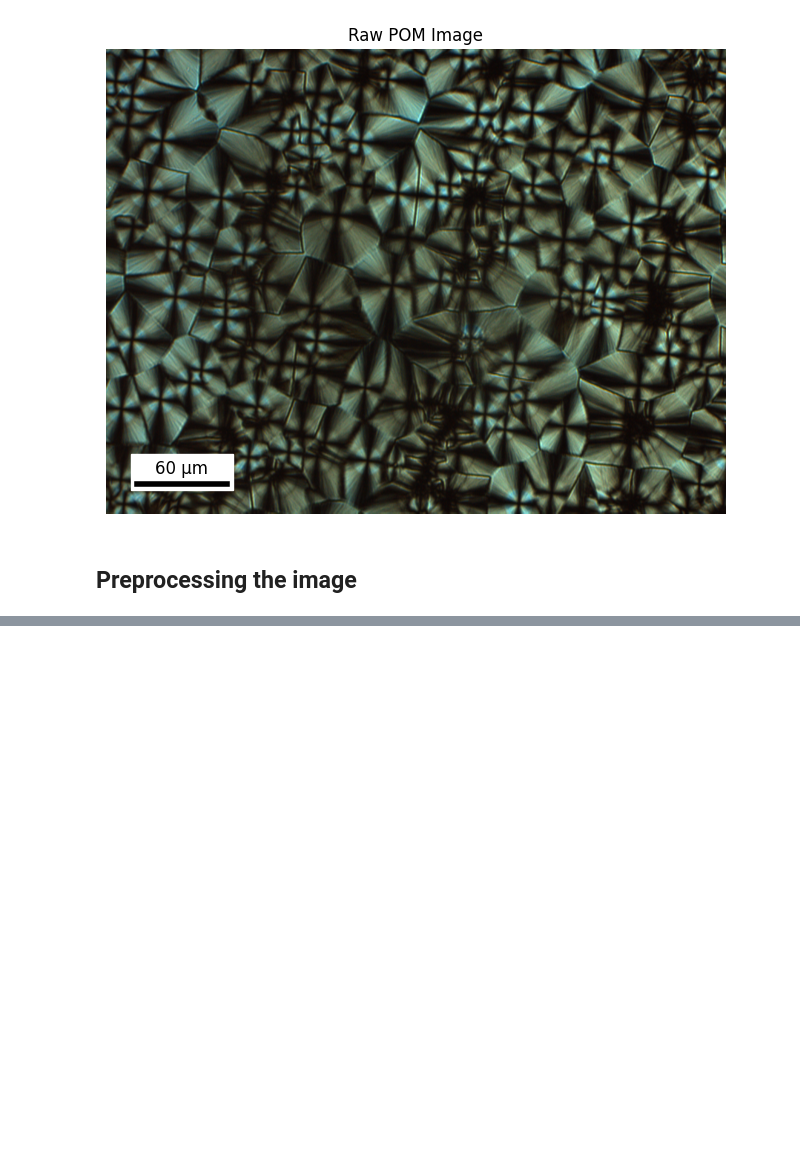
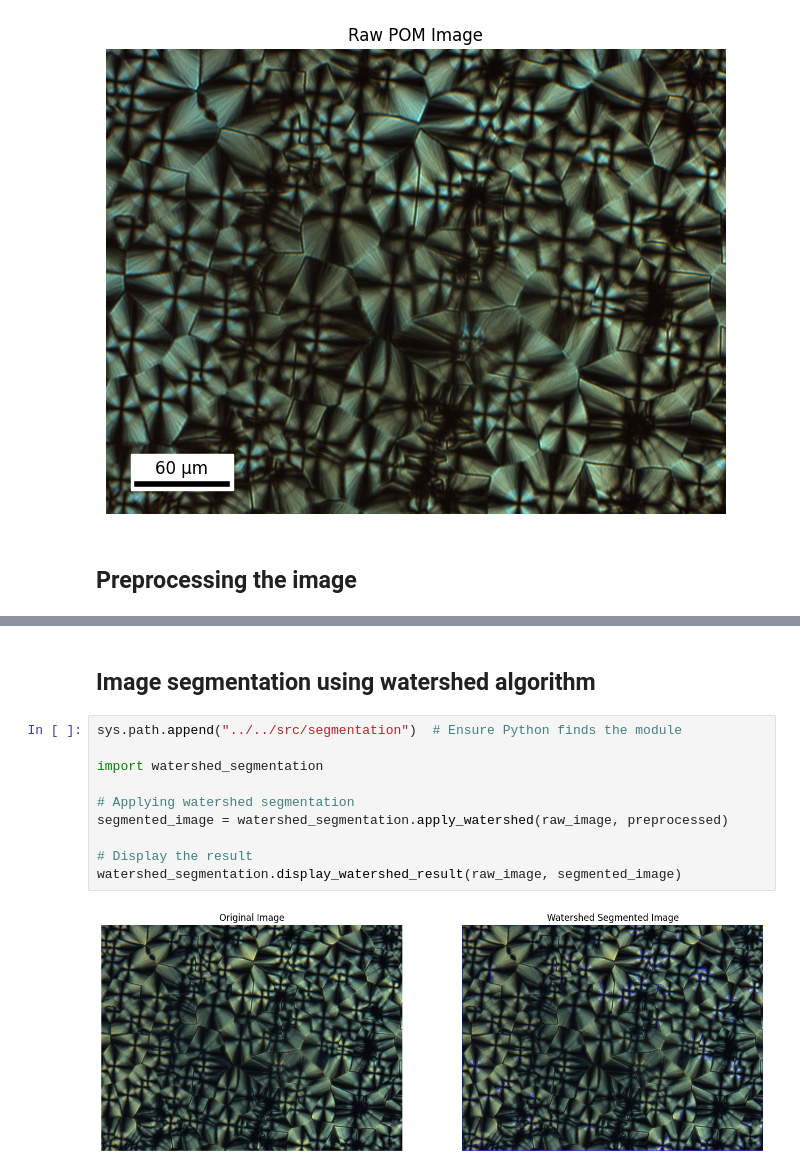
Before and after one commit to PriyaPitawala/cmse802_project, a Jupyter notebook: notebooks/exploratory/main.ipynb, the cells around one changed output, grey strips where cells are left out. Saved outputs shown, nothing was run; the diff lists cells and outputs as text; blank space fills up the shorter version.

```diff
--- a/notebooks/exploratory/main.ipynb
+++ b/notebooks/exploratory/main.ipynb
@@ -52,0 +55,14 @@ image_with_scale_bar.display_image(preprocessed, title="Preprocessed Image")
+# %% [markdown]
+## Image segmentation using watershed algorithm
+# %%
+sys.path.append("../../src/segmentation")  # Ensure Python finds the module
+
+import watershed_segmentation
+
+# Applying watershed segmentation
+segmented_image = watershed_segmentation.apply_watershed(raw_image, preprocessed)
+
+# Display the result
+watershed_segmentation.display_watershed_result(raw_image, segmented_image)
+# %% [output]
+[figure, added]
```
Also changed, not shown: parts of 2 cells of this notebook, 2 other files.
